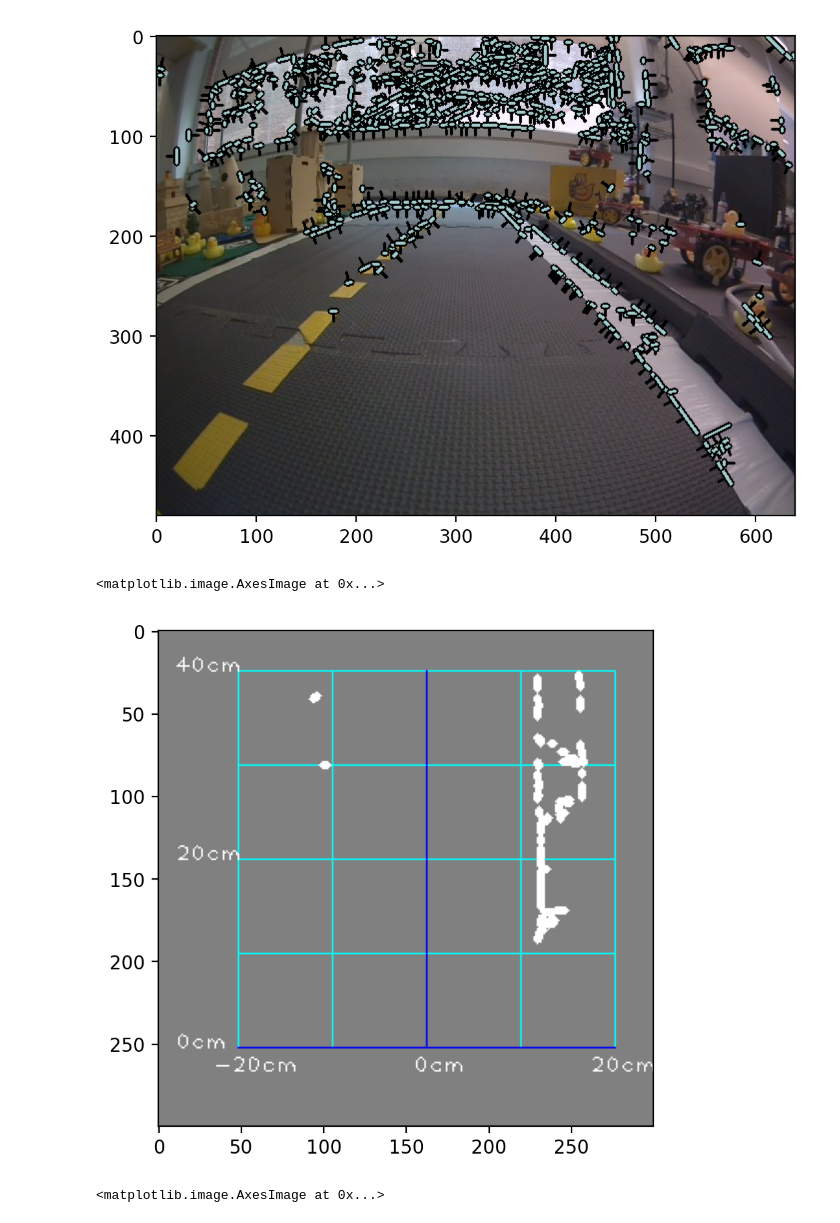
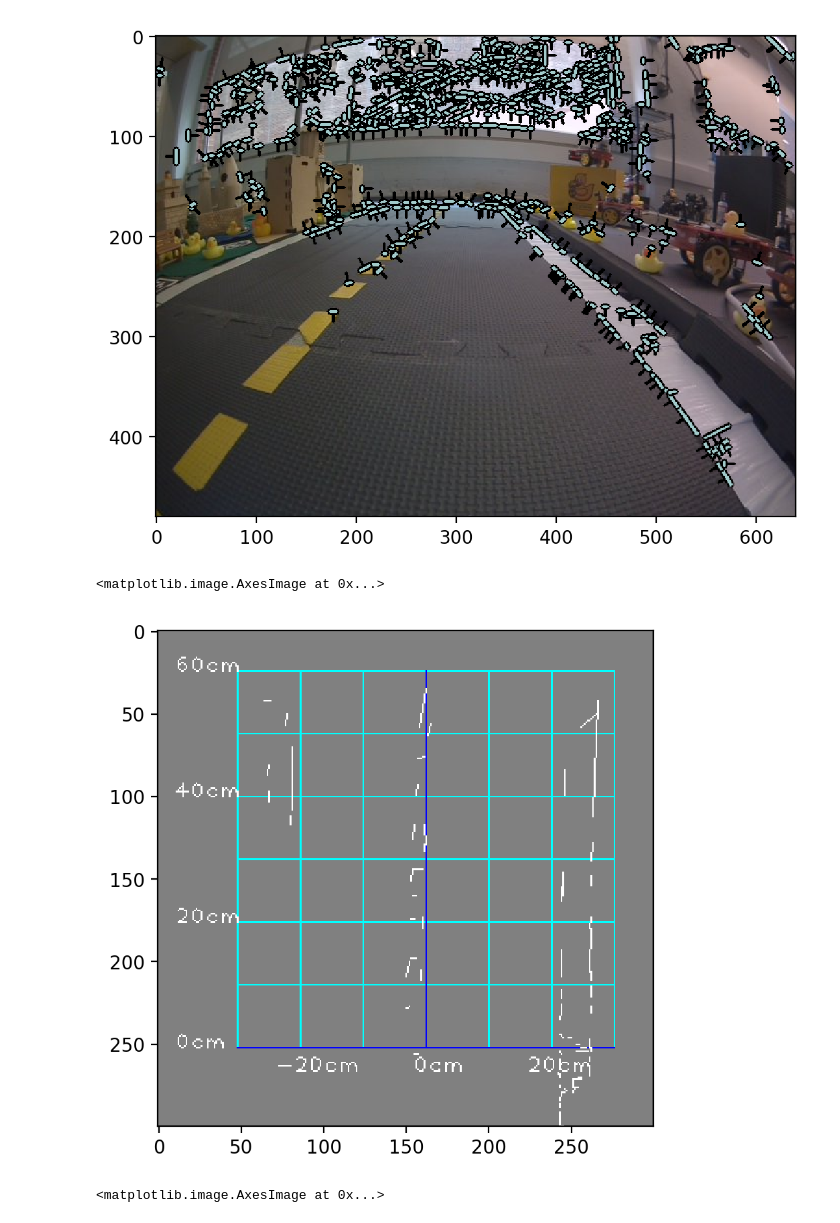
Before and after one commit to duckietown/lib-dt-computer-vision, a Jupyter notebook: notebooks/30-ground-projection.ipynb, the cells around one changed output. Drawn from its saved outputs; the diff is of its cells as text; code cells hidden in the pictures.

```diff
--- a/notebooks/30-ground-projection.ipynb
+++ b/notebooks/30-ground-projection.ipynb
@@ -45,9 +45,9 @@ camera_properties = {
           [0.0, 239.74398803710938, 237.60151004037834, 0.0],
           [0.0, 0.0, 1.0, 0.0]],
     # NOTE: this homography is computed in the 20-entrinsics-calibration jupyter notebook
-    "H": [[-2.42749970e-02, 9.46389079e-02, 3.81909422e-01],
-          [-4.55028567e-01, -1.17673909e-03, -1.87813039e-02],
-          [-1.46006785e-01, 3.29784838e+00, 1]]
+    "H": [  [ 0.45484525,  0.33783685,  0.11218921],
+            [-0.02801287,  1.02463437, -0.07835274],
+            [-0.19216963,  3.63163831,  1.        ]]
 }
 
 assert image_orig.shape == (480, 640, 3)
@@ -69,35 +69,37 @@ plt.imshow(image_w_detections)
 # %%
 # project segments onto the ground plane
 colored_segments = {
     (255, 255, 255): []
 }
 
 for segment in segments.lines:
     # distorted pixels
     p0: Pixel = Pixel(segment[0], segment[1])
     p1: Pixel = Pixel(segment[2], segment[3])
     #print(p0)
     # distorted pixels to rectified pixels
     p0_rect: Pixel = camera.rectifier.rectify_pixel(p0)
     p1_rect: Pixel = camera.rectifier.rectify_pixel(p1)
     #print(p0_rect)
     # rectified pixel to normalized coordinates
     p0_norm: NormalizedImagePoint = camera.pixel2vector(p0_rect)
     p1_norm: NormalizedImagePoint = camera.pixel2vector(p1_rect)
     #print(p0_norm)
     # project image point onto the ground plane
     p0_ground: GroundPoint = projector.vector2ground(p0_norm)
     p1_ground: GroundPoint = projector.vector2ground(p1_norm)
-    # print(p0)
+
+
     # add grounded segment to output
     colored_segments[(255, 255, 255)].append((p0_ground, p1_ground))
 
-image_w_projected_segments = debug_image(colored_segments, (300, 300))
+image_w_projected_segments = debug_image(colored_segments, (300, 300), grid_size=6, s_segment_thickness=2, resolution=0.1)
 image_w_projected_segments = cv2.cvtColor(image_w_projected_segments, cv2.COLOR_BGR2RGB)
+
 plt.imshow(image_w_projected_segments)
 # %% [output]
 <matplotlib.image.AxesImage at 0x...>
-[figure, old version]
+[figure, new version]
 # %%
 from copy import deepcopy
 
```
Also changed, not shown: parts of 7 cells of this notebook.
